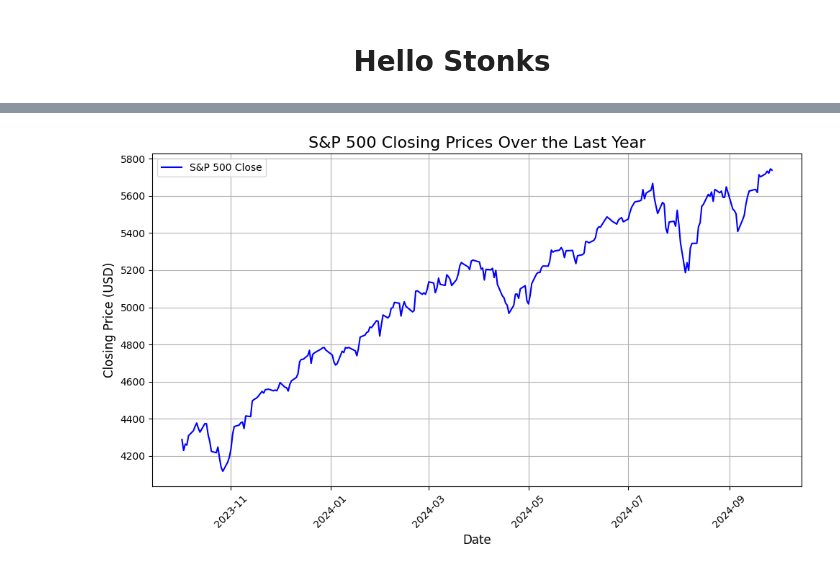
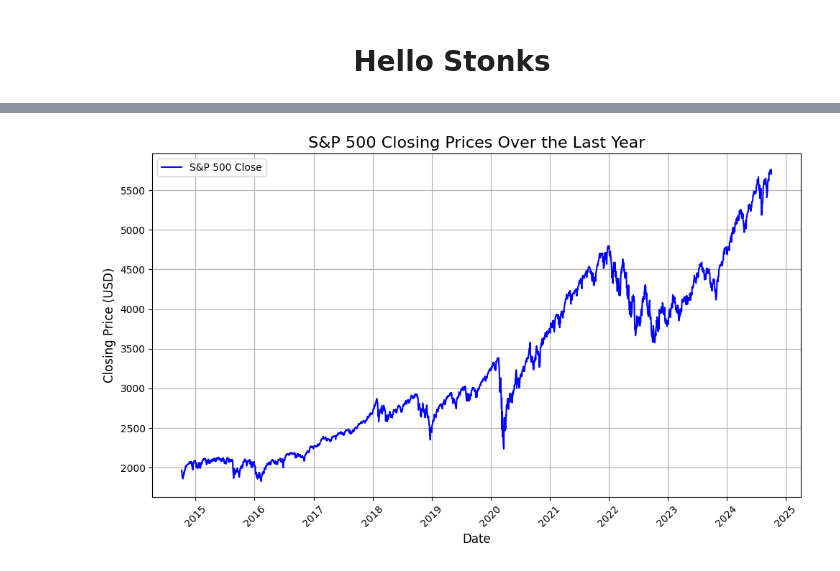
Before and after one commit to MatejBursik/TenOne_cloud_ai, a Jupyter notebook: Stock_prices/EDA.ipynb, the cells around one changed output, grey strips where cells are left out. Cells and saved outputs as stored; diff of their text form; code cells hidden in the pictures.

```diff
--- a/Stock_prices/EDA.ipynb
+++ b/Stock_prices/EDA.ipynb
@@ -3,32 +17,32 @@
 # %%
 import pandas as pd
 import matplotlib.pyplot as plt
 
 # Load the CSV file containing S&P 500 data
-csv_filename = 'Data/SP500_last_year.csv'
+csv_filename = 'Data/SP500_last_decade.csv'
 sp500_data = pd.read_csv(csv_filename, parse_dates=['Date'], index_col='Date')
 
 # Plot the closing price over time
 plt.figure(figsize=(10, 6))  # Set the figure size
 plt.plot(sp500_data.index, sp500_data['Close'], label='S&P 500 Close', color='blue')
 
 # Add title and labels
 plt.title('S&P 500 Closing Prices Over the Last Year', fontsize=16)
 plt.xlabel('Date', fontsize=12)
 plt.ylabel('Closing Price (USD)', fontsize=12)
 
 # Rotate the x-axis dates for better readability
 plt.xticks(rotation=45)
 
 # Add a grid
 plt.grid(True)
 
 # Add a legend
 plt.legend()
 
 # Show the plot
 plt.tight_layout()
 plt.show()
 # %% [output]
-[figure, old version]
+[figure, new version]
 # %%
```
Also changed, not shown: parts of 5 cells of this notebook, 20 other files.
